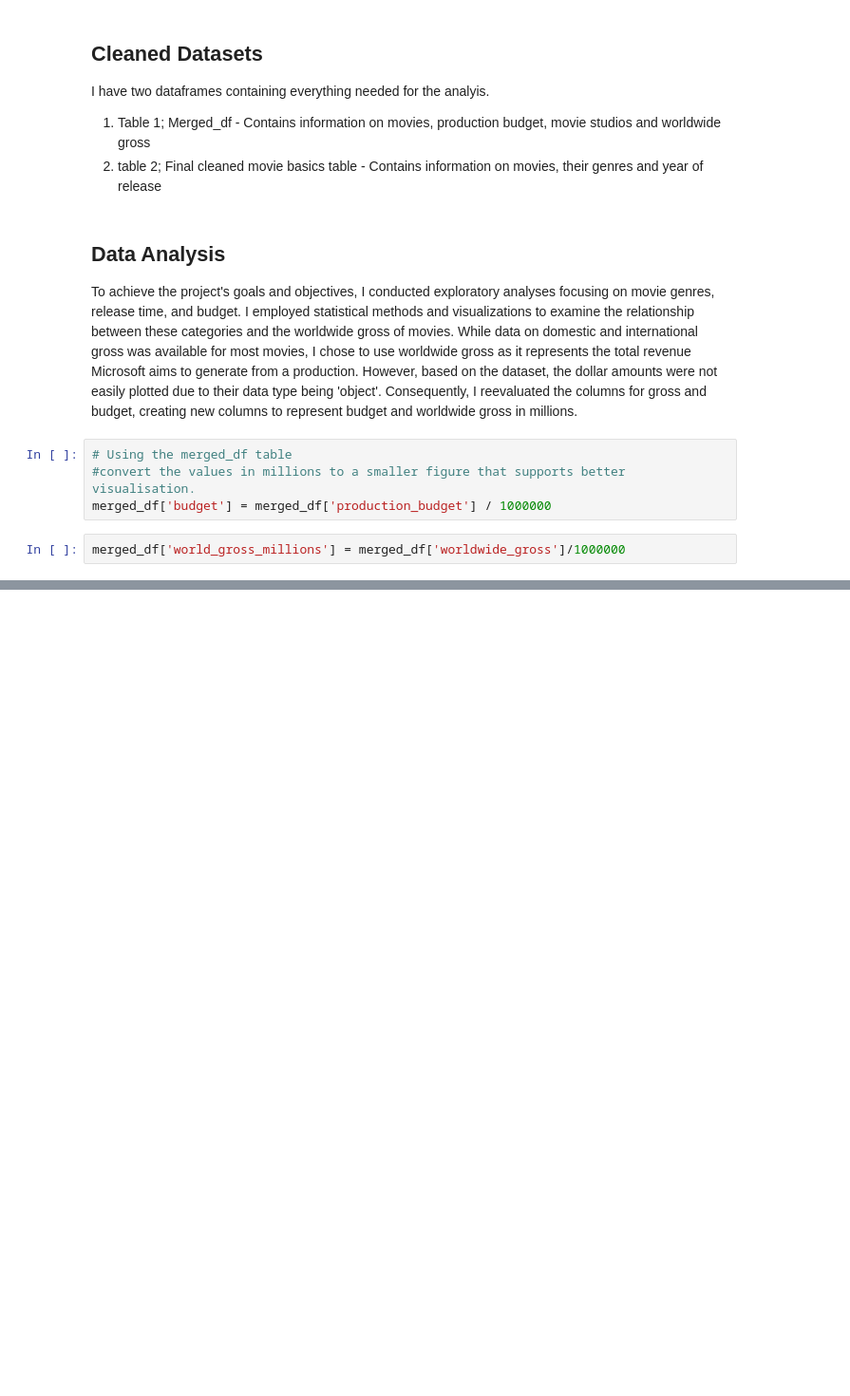
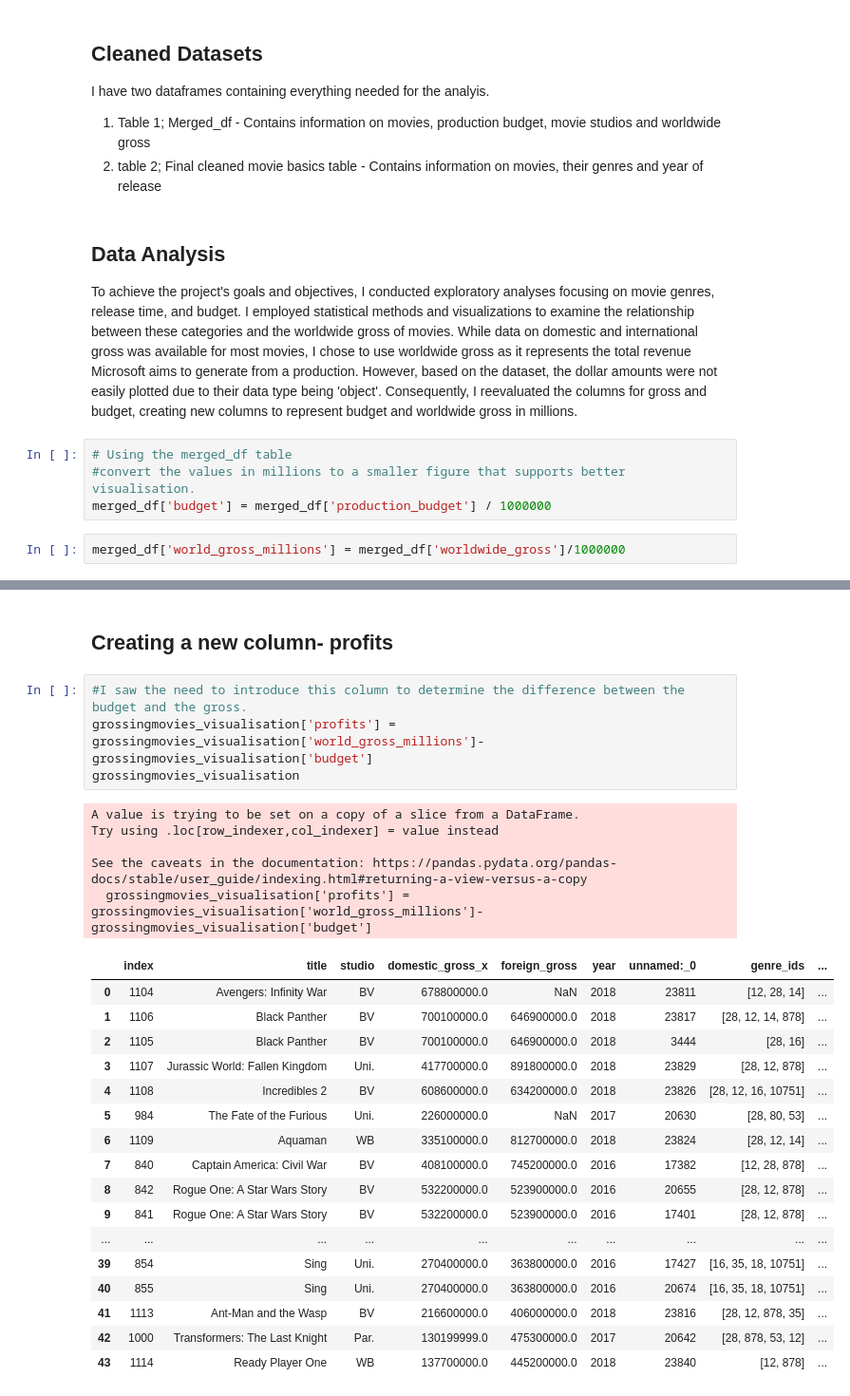
Before and after one commit to josephinemaro/dsc-phase-1-project-v2-4, a Jupyter notebook: student.ipynb, the cells around one changed output, grey strips where cells are left out. Shown: that part at 95% size. Cells and saved outputs as stored; diff of their text form; blank space fills up the shorter version.

```diff
--- a/student.ipynb
+++ b/student.ipynb
@@ -462,0 +608,29 @@ merged_df.describe()
+# %% [markdown]
+## Creating a new column- profits
+# %%
+#I saw the need to introduce this column to determine the difference between the budget and the gross.
+grossingmovies_visualisation['profits'] = grossingmovies_visualisation['world_gross_millions']-grossingmovies_visualisation['budget']
+grossingmovies_visualisation
+# %% [output]
+A value is trying to be set on a copy of a slice from a DataFrame.
+Try using .loc[row_indexer,col_indexer] = value instead
+
+See the caveats in the documentation: https://pandas.pydata.org/pandas-docs/stable/user_guide/indexing.html#returning-a-view-versus-a-copy
+  grossingmovies_visualisation['profits'] = grossingmovies_visualisation['world_gross_millions']-grossingmovies_visualisation['budget']
+|  | index | title | studio | domestic_gross_x | foreign_gross | year | unnamed:_0 | genre_ids | ... |
+| 0 | 1104 | Avengers: Infinity War | BV | 678800000.0 | NaN | 2018 | 23811 | [12, 28, 14] | ... |
+| 1 | 1106 | Black Panther | BV | 700100000.0 | 646900000.0 | 2018 | 23817 | [28, 12, 14, 878] | ... |
+| 2 | 1105 | Black Panther | BV | 700100000.0 | 646900000.0 | 2018 | 3444 | [28, 16] | ... |
+| 3 | 1107 | Jurassic World: Fallen Kingdom | Uni. | 417700000.0 | 891800000.0 | 2018 | 23829 | [28, 12, 878] | ... |
+| 4 | 1108 | Incredibles 2 | BV | 608600000.0 | 634200000.0 | 2018 | 23826 | [28, 12, 16, 10751] | ... |
+| 5 | 984 | The Fate of the Furious | Uni. | 226000000.0 | NaN | 2017 | 20630 | [28, 80, 53] | ... |
+| 6 | 1109 | Aquaman | WB | 335100000.0 | 812700000.0 | 2018 | 23824 | [28, 12, 14] | ... |
+| 7 | 840 | Captain America: Civil War | BV | 408100000.0 | 745200000.0 | 2016 | 17382 | [12, 28, 878] | ... |
+| 8 | 842 | Rogue One: A Star Wars Story | BV | 532200000.0 | 523900000.0 | 2016 | 20655 | [28, 12, 878] | ... |
+| 9 | 841 | Rogue One: A Star Wars Story | BV | 532200000.0 | 523900000.0 | 2016 | 17401 | [28, 12, 878] | ... |
+| ... | ... | ... | ... | ... | ... | ... | ... | ... | ... |
+| 39 | 854 | Sing | Uni. | 270400000.0 | 363800000.0 | 2016 | 17427 | [16, 35, 18, 10751] | ... |
+| 40 | 855 | Sing | Uni. | 270400000.0 | 363800000.0 | 2016 | 20674 | [16, 35, 18, 10751] | ... |
+| 41 | 1113 | Ant-Man and the Wasp | BV | 216600000.0 | 406000000.0 | 2018 | 23816 | [28, 12, 878, 35] | ... |
+| 42 | 1000 | Transformers: The Last Knight | Par. | 130199999.0 | 475300000.0 | 2017 | 20642 | [28, 878, 53, 12] | ... |
+| 43 | 1114 | Ready Player One | WB | 137700000.0 | 445200000.0 | 2018 | 23840 | [12, 878] | ... |
```
Also changed, not shown: parts of 14 cells of this notebook.
